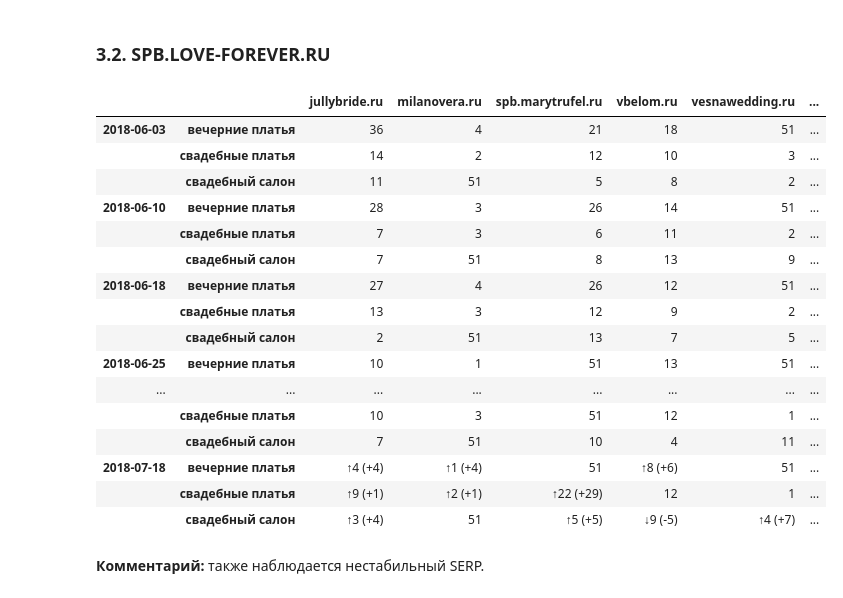
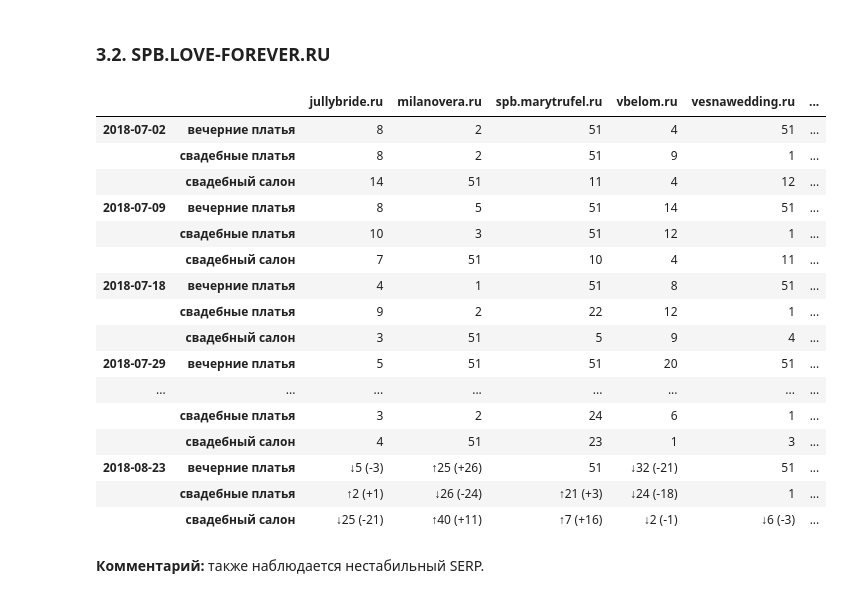
Before and after one commit to salon-love-forever/reports, a Jupyter notebook: salon-love-forever.ru.ipynb, the cells around one changed output. Cells and saved outputs as stored; diff of their text form; code cells hidden in the pictures.

```diff
--- a/salon-love-forever.ru.ipynb
+++ b/salon-love-forever.ru.ipynb
@@ -252,27 +257,27 @@ cols.append(cols.pop(indx))
 # %%
 positions['spb'] = positions['spb'].fillna(51).applymap(lambda x: int(x))
 
 # change_positions(positions['spb'][cols].loc[(slice('2018-01','2018-02'), All), All].unstack().resample('W',
 # kind='period').mean().applymap(lambda x: round(x)).stack())
-change_positions(positions['spb'][cols].loc[(slice('2018-06','2018-07'), All), All]) # .loc[['201707', '201711'], :]
+change_positions(positions['spb'][cols].loc[(slice('2018-07','2018-08'), All), All]) # .loc[['201707', '201711'], :]
 # %% [output]
 |  |  | jullybride.ru | milanovera.ru | spb.marytrufel.ru | vbelom.ru | vesnawedding.ru | ... |
-| 2018-06-03 | вечерние платья | 36 | 4 | 21 | 18 | 51 | ... |
-|  | свадебные платья | 14 | 2 | 12 | 10 | 3 | ... |
-|  | свадебный салон | 11 | 51 | 5 | 8 | 2 | ... |
-| 2018-06-10 | вечерние платья | 28 | 3 | 26 | 14 | 51 | ... |
-|  | свадебные платья | 7 | 3 | 6 | 11 | 2 | ... |
-|  | свадебный салон | 7 | 51 | 8 | 13 | 9 | ... |
-| 2018-06-18 | вечерние платья | 27 | 4 | 26 | 12 | 51 | ... |
-|  | свадебные платья | 13 | 3 | 12 | 9 | 2 | ... |
-|  | свадебный салон | 2 | 51 | 13 | 7 | 5 | ... |
-| 2018-06-25 | вечерние платья | 10 | 1 | 51 | 13 | 51 | ... |
-| ... | ... | ... | ... | ... | ... | ... | ... |
+| 2018-07-02 | вечерние платья | 8 | 2 | 51 | 4 | 51 | ... |
+|  | свадебные платья | 8 | 2 | 51 | 9 | 1 | ... |
+|  | свадебный салон | 14 | 51 | 11 | 4 | 12 | ... |
+| 2018-07-09 | вечерние платья | 8 | 5 | 51 | 14 | 51 | ... |
 |  | свадебные платья | 10 | 3 | 51 | 12 | 1 | ... |
 |  | свадебный салон | 7 | 51 | 10 | 4 | 11 | ... |
-| 2018-07-18 | вечерние платья | ↑4 (+4) | ↑1 (+4) | 51 | ↑8 (+6) | 51 | ... |
-|  | свадебные платья | ↑9 (+1) | ↑2 (+1) | ↑22 (+29) | 12 | 1 | ... |
-|  | свадебный салон | ↑3 (+4) | 51 | ↑5 (+5) | ↓9 (-5) | ↑4 (+7) | ... |
+| 2018-07-18 | вечерние платья | 4 | 1 | 51 | 8 | 51 | ... |
+|  | свадебные платья | 9 | 2 | 22 | 12 | 1 | ... |
+|  | свадебный салон | 3 | 51 | 5 | 9 | 4 | ... |
+| 2018-07-29 | вечерние платья | 5 | 51 | 51 | 20 | 51 | ... |
+| ... | ... | ... | ... | ... | ... | ... | ... |
+|  | свадебные платья | 3 | 2 | 24 | 6 | 1 | ... |
+|  | свадебный салон | 4 | 51 | 23 | 1 | 3 | ... |
+| 2018-08-23 | вечерние платья | ↓5 (-3) | ↑25 (+26) | 51 | ↓32 (-21) | 51 | ... |
+|  | свадебные платья | ↑2 (+1) | ↓26 (-24) | ↑21 (+3) | ↓24 (-18) | 1 | ... |
+|  | свадебный салон | ↓25 (-21) | ↑40 (+11) | ↑7 (+16) | ↓2 (-1) | ↓6 (-3) | ... |
 # %% [markdown]
 **Комментарий:** также наблюдается нестабильный SERP.
 # %% [markdown]
```
Also changed, not shown: parts of 16 cells of this notebook.
